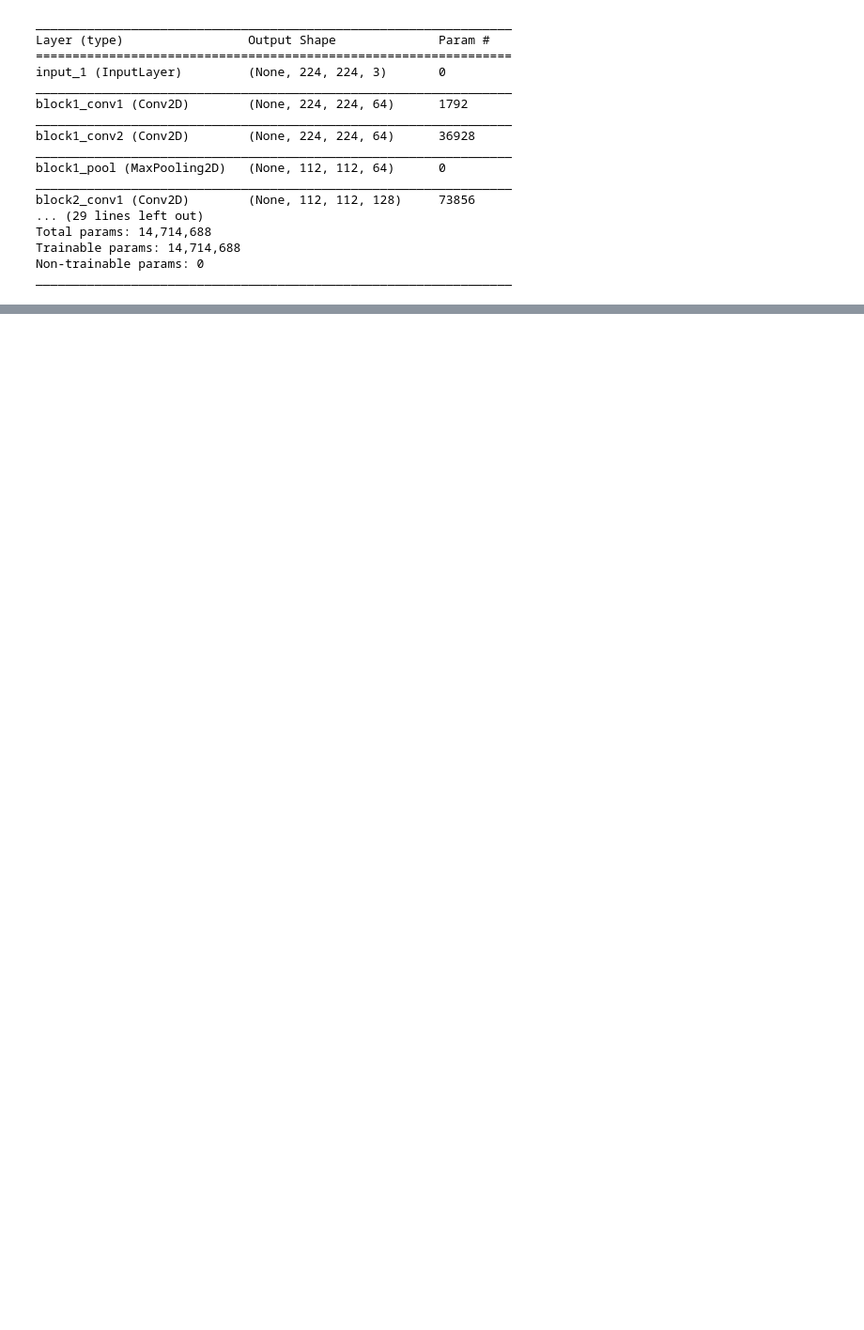
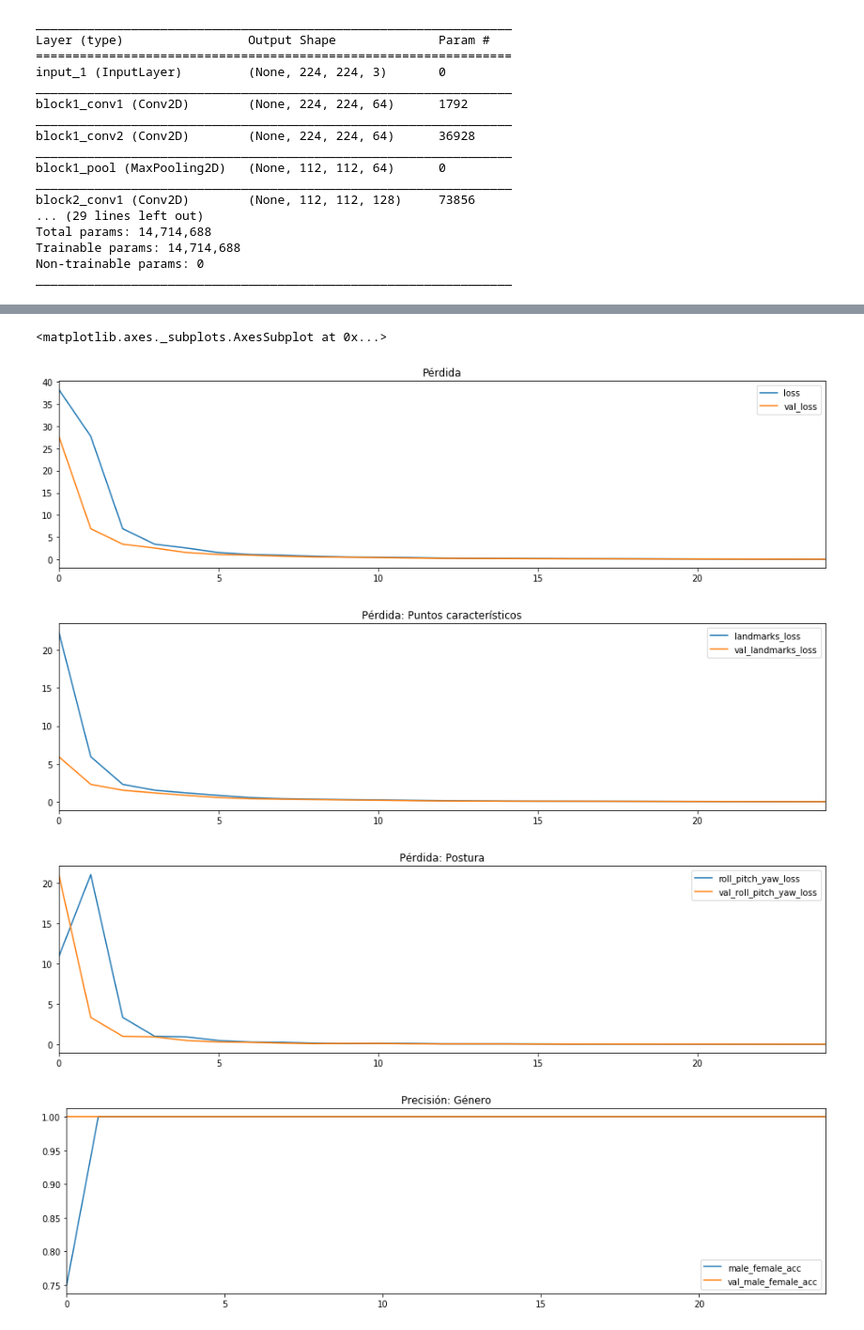
Before and after one commit to lmiguelmh/deep-learning, a Jupyter notebook: hyperface/training-hyperface-with-vgg.ipynb, the cells around one changed output, grey strips where cells are left out. Shown: that part at 94% size. Cells and saved outputs as stored; diff of their text form; code cells hidden in the pictures; blank space fills up the shorter version.

```diff
--- a/hyperface/training-hyperface-with-vgg.ipynb
+++ b/hyperface/training-hyperface-with-vgg.ipynb
@@ -98,28 +138,2 @@ print(fc_full.shape)
 # %% [markdown]
 <img src="HyperFace-architecture.small.png"/>
-# %%
-from keras.regularizers import l2
-
-# face/non-face
-fc_detecton = Dense(256, name='fc_detecton', activation='relu', kernel_initializer='he_normal', kernel_regularizer=l2(0.00))(fc_full)
-face_nonface = Dense(2, name='face_nonface', activation='sigmoid', kernel_initializer='he_normal', kernel_regularizer=l2(0.00))(fc_detecton)
-# print(fc_detecton.shape, face_nonface.shape)
-
-fc_landmarks = Dense(512, name='fc_landmarks', activation='relu', kernel_initializer='he_normal', kernel_regularizer=l2(0.00))(fc_full)
-landmarks = Dense(42, name='landmarks', activation='sigmoid', kernel_initializer='he_normal', kernel_regularizer=l2(0.00))(fc_landmarks)
-# print(fc_landmarks.shape, landmarks.shape)
-
-fc_visibility = Dense(512, name='fc_visibility', activation='relu', kernel_initializer='he_normal', kernel_regularizer=l2(0.00))(fc_full)
-visibility = Dense(21, name='visibility', activation='sigmoid', kernel_initializer='he_normal', kernel_regularizer=l2(0.00))(fc_visibility)
-# print(fc_visibility.shape, visibility.shape)
-
-fc_pose = Dense(512, name='fc_pose', activation='relu', kernel_initializer='he_normal', kernel_regularizer=l2(0.00))(fc_full)
-roll_pitch_yaw = Dense(3, name='roll_pitch_yaw', activation='sigmoid', kernel_initializer='he_normal', kernel_regularizer=l2(0.00))(fc_pose)
-# print(fc_pose.shape, roll_pitch_yaw.shape)
-
-fc_gender = Dense(256, name='fc_gender', activation='relu', kernel_initializer='he_normal', kernel_regularizer=l2(0.00))(fc_full)
-male_female = Dense(2, name='male_female', activation='sigmoid', kernel_initializer='he_normal', kernel_regularizer=l2(0.00))(fc_gender)
-# print(fc_gender.shape, male_female.shape)
-
-hyperface = Model(inputs=vgg16.input, outputs=[face_nonface, landmarks, visibility, roll_pitch_yaw, male_female])
-hyperface.summary()
@@ -271,0 +140,3 @@ Other custom costs
+# %%
+hyperface = Model(inputs=model.input, outputs=[face_nonface, landmarks, visibility, roll_pitch_yaw, male_female])
+hyperface.summary()
@@ -271,0 +313,20 @@ Other custom costs
+# %%
+import pandas as pd
+import matplotlib.pyplot as plt
+%matplotlib inline
+
+with open(history_file, 'rb') as pkl_file:
+    history = pickle.load(pkl_file)
+
+df = pd.DataFrame(history)
+df.plot(y=['loss', 'val_loss'], figsize=(16,4), title='Pérdida')
+df.plot(y=['landmarks_loss', 'val_landmarks_loss'], figsize=(16,4), title='Pérdida: Puntos característicos')
+df.plot(y=['roll_pitch_yaw_loss', 'val_roll_pitch_yaw_loss'], figsize=(16,4), title='Pérdida: Postura')
+df.plot(y=['male_female_acc', 'val_male_female_acc'], figsize=(16,4), title='Precisión: Género')
+df.plot(y=['face_nonface_acc', 'val_face_nonface_acc'], figsize=(16,4), title='Precisión: Rostro/No rostro')
+# %% [output]
+<matplotlib.axes._subplots.AxesSubplot at 0x...>
+[figure, added]
+[figure, added]
+[figure, added]
+[figure, added]
```
Also changed, not shown: parts of 23 cells of this notebook, 1 other file.
